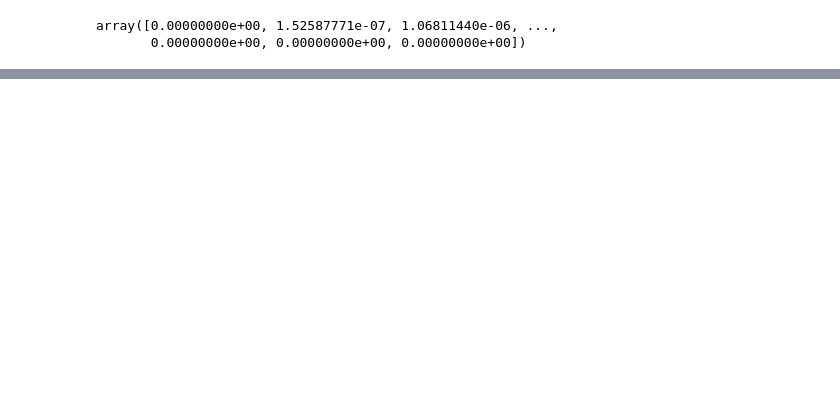
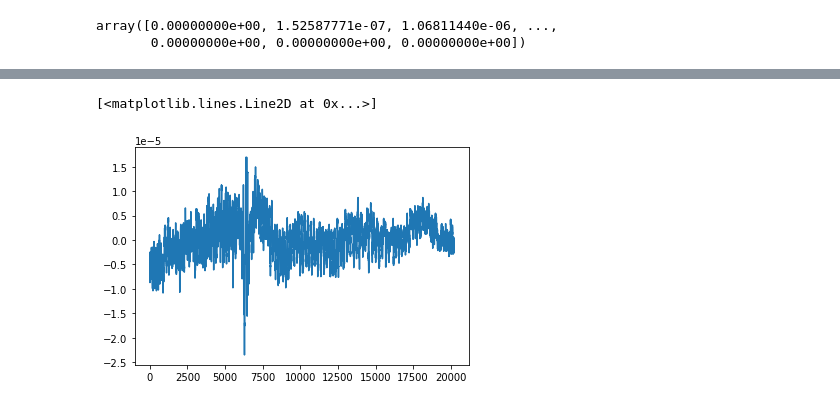
Before and after one commit to rimraf-adi/eeg, a Jupyter notebook: load.ipynb, the cells around one changed output, grey strips where cells are left out. Cells and saved outputs as stored; diff of their text form; code cells hidden in the pictures; blank space fills up the shorter version.

```diff
--- a/load.ipynb
+++ b/load.ipynb
@@ -411,0 +311,5 @@ print(f"Total non-seizure samples across all patients: {total_non_seizure_sample
+# %%
+plt.plot(unordered_seizured_segments[3])
+# %% [output]
+[<matplotlib.lines.Line2D at 0x...>]
+[figure, added]
```
Also changed, not shown: parts of 14 cells of this notebook, 3 other files.
